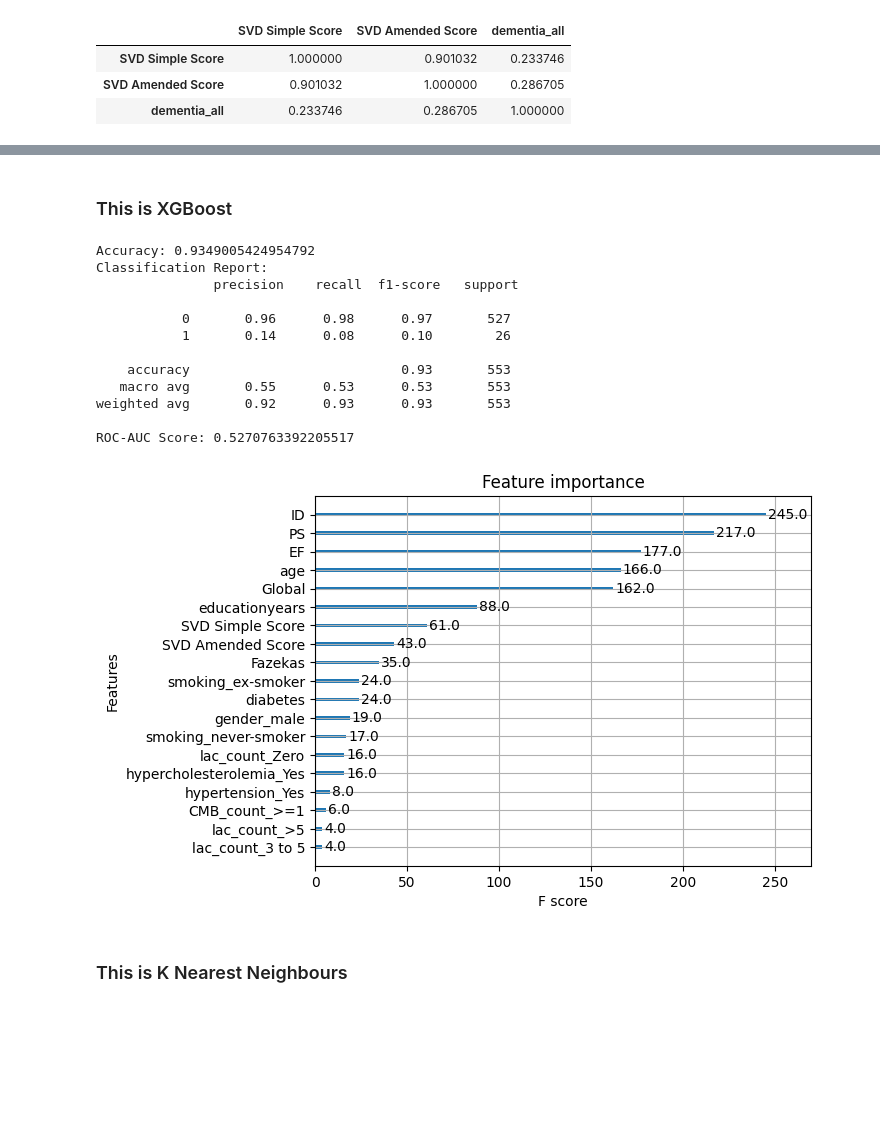
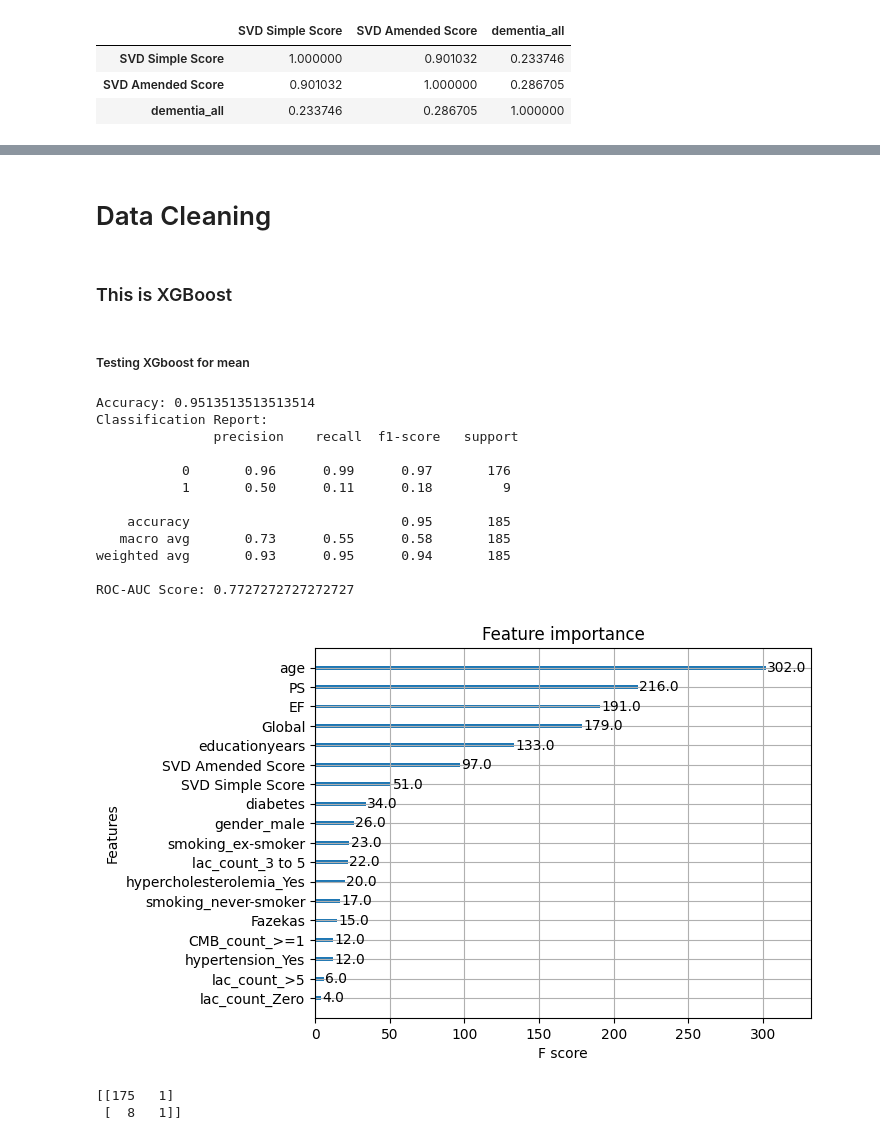
Before and after one commit to weijunnlim/Predict-dementia, a Jupyter notebook: Intern Project.ipynb, the cells around one changed output, grey strips where cells are left out. Drawn from its saved outputs; the diff is of its cells as text; code cells hidden in the pictures; blank space fills up the shorter version.

```diff
--- a/Intern Project.ipynb
+++ b/Intern Project.ipynb
@@ -144,0 +127,2 @@ dataset_leakage.corr()
+# %% [markdown]
+# Data Cleaning
@@ -145,52 +146,58 @@ dataset_leakage.corr()
 # %% [markdown]
 ### This is XGBoost
+# %%
+dataset_encoded_mean = pd.get_dummies(dataset_clean_mean, drop_first=True) #using one-hot encoding, remove the first level to reduce no of columns
+dataset_encoded_mean.describe()
+
+dataset_encoded_median = pd.get_dummies(dataset_clean_median, drop_first=True)
+dataset_encoded_mostfreq = pd.get_dummies(dataset_clean_mostfreq, drop_first=True)
+# %% [markdown]
+##### Testing XGboost for mean
 # %%
 from sklearn.model_selection import train_test_split
-from xgboost import XGBClassifier
-from sklearn.metrics import accuracy_score, classification_report, roc_auc_score
+from xgboost import XGBClassifier #regressor used for continuous variables
+from sklearn.metrics import accuracy_score, classification_report, roc_auc_score, confusion_matrix
 
-# Preprocessing steps (example)
-dataset_clean.fillna(method='ffill', inplace=True)
-dataset = pd.get_dummies(dataset_clean, drop_first=True)
+X = dataset_encoded_mean.drop(['dementia_all', 'ID'], axis=1) #all features
+y = dataset_encoded_mean['dementia_all'] #target
 
-# Define features and target
-X = dataset.drop('dementia_all', axis=1)
-y = dataset['dementia_all']
+X_train, X_test_val, y_train, y_test_val = train_test_split(X, y, test_size=0.2, random_state=123, stratify = y) #split into 118
+X_test, X_val, y_test, y_val = train_test_split(X_test_val, y_test_val, test_size = 0.5, random_state= 123, stratify = y_test_val) #50% of 20% is 10%
 
-# Split the data into training and testing sets
-X_train, X_test, y_train, y_test = train_test_split(X, y, test_size=0.3, random_state=34)
-
-# Initialize and train the XGBoost classifier
-model = XGBClassifier()
+model = XGBClassifier(n_estimators=100, max_depth=5 , colsample_bytree=0.8, learning_rate=0.05, random_state=123) #colsample_bytree is randomly selecting a fraction of features
 model.fit(X_train, y_train)
 
-# Make predictions
-y_pred = model.predict(X_test)
+# Evaluating based on validation set
+y_pred_val = model.predict(X_val)
+y_pred_proba_val = model.predict_proba(X_val)[:, 1]
 
-# Evaluate the model
-accuracy = accuracy_score(y_test, y_pred)
+# Evaluate the model based on validation set
+accuracy = accuracy_score(y_val, y_pred_val)
 print(f"Accuracy: {accuracy}")
-print("Classification Report:\n", classification_report(y_test, y_pred))
-print("ROC-AUC Score:", roc_auc_score(y_test, y_pred)) #trade off between true positive and false positive
-
+print("Classification Report:\n", classification_report(y_val, y_pred_val)) #recall is ratio of correctly predicted positives to all observations
+print("ROC-AUC Score:", roc_auc_score(y_val, y_pred_proba_val)) #trade off between true positive and false positive
+#i used the actual y value which is 0 or 1 instead of a probability thats being predicted, so now this using proba, its more accurate
 # Feature importance
-import matplotlib.pyplot as plt
 import xgboost as xgb
 xgb.plot_importance(model) #fscore is how many times a feature is used in all trees
 plt.show()
+
+y_pred_matrix = (y_pred_proba_val > 0.5).astype(int)
+conf_matrix = confusion_matrix(y_val, y_pred_matrix)
+print(conf_matrix)
 # %% [output]
-Accuracy: 0.9349005424954792
+Accuracy: 0.9513513513513514
 Classification Report:
                precision    recall  f1-score   support
 
-           0       0.96      0.98      0.97       527
-           1       0.14      0.08      0.10        26
+           0       0.96      0.99      0.97       176
+           1       0.50      0.11      0.18         9
 
-    accuracy                           0.93       553
-   macro avg       0.55      0.53      0.53       553
-weighted avg       0.92      0.93      0.93       553
+    accuracy                           0.95       185
+   macro avg       0.73      0.55      0.58       185
+weighted avg       0.93      0.95      0.94       185
 
-ROC-AUC Score: 0.5270763392205517
+ROC-AUC Score: 0.7727272727272727
-[figure, old version]
+[figure, new version]
+[[175   1]
+ [  8   1]]
-# %% [markdown]
-### This is K Nearest Neighbours
```
Also changed, not shown: parts of 32 cells of this notebook, 2 other files.
